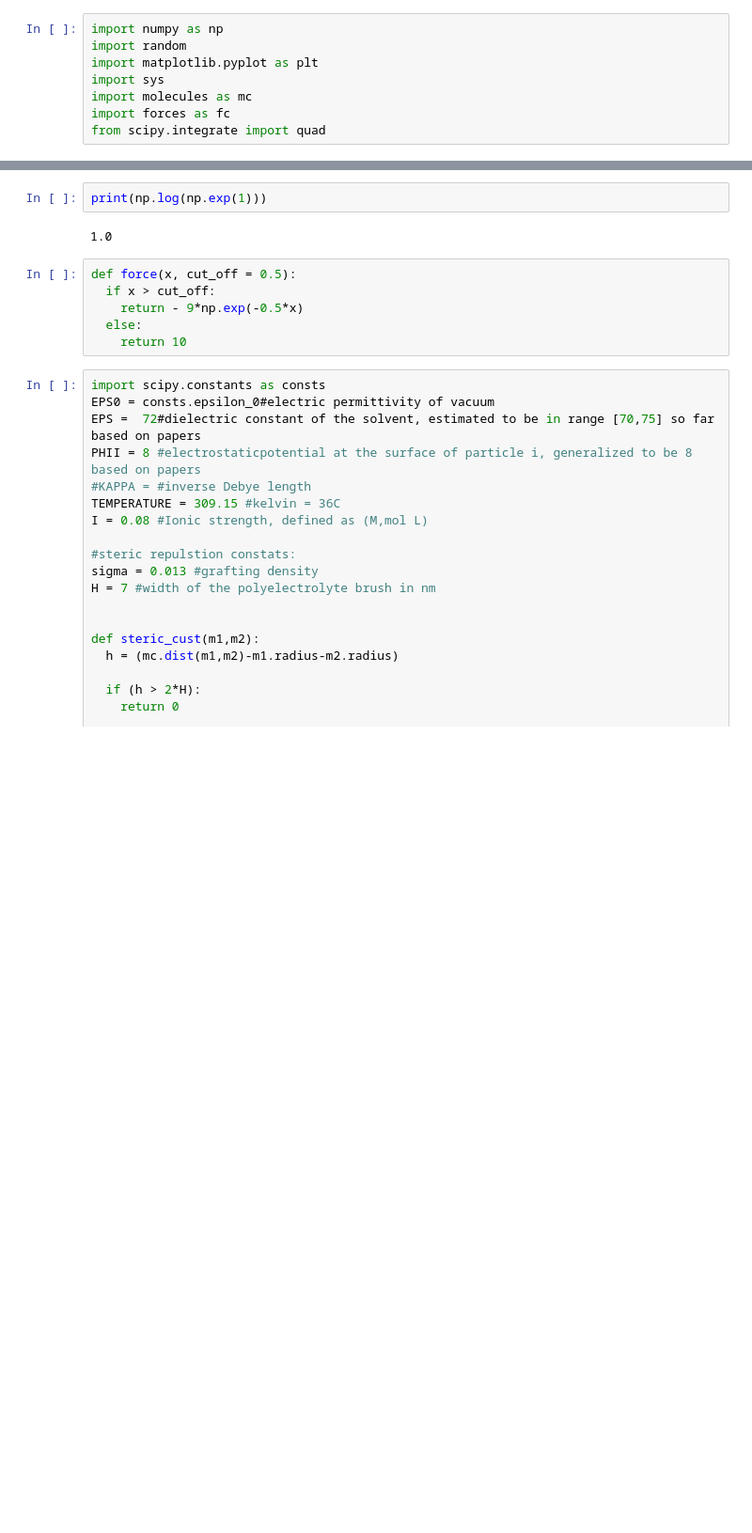
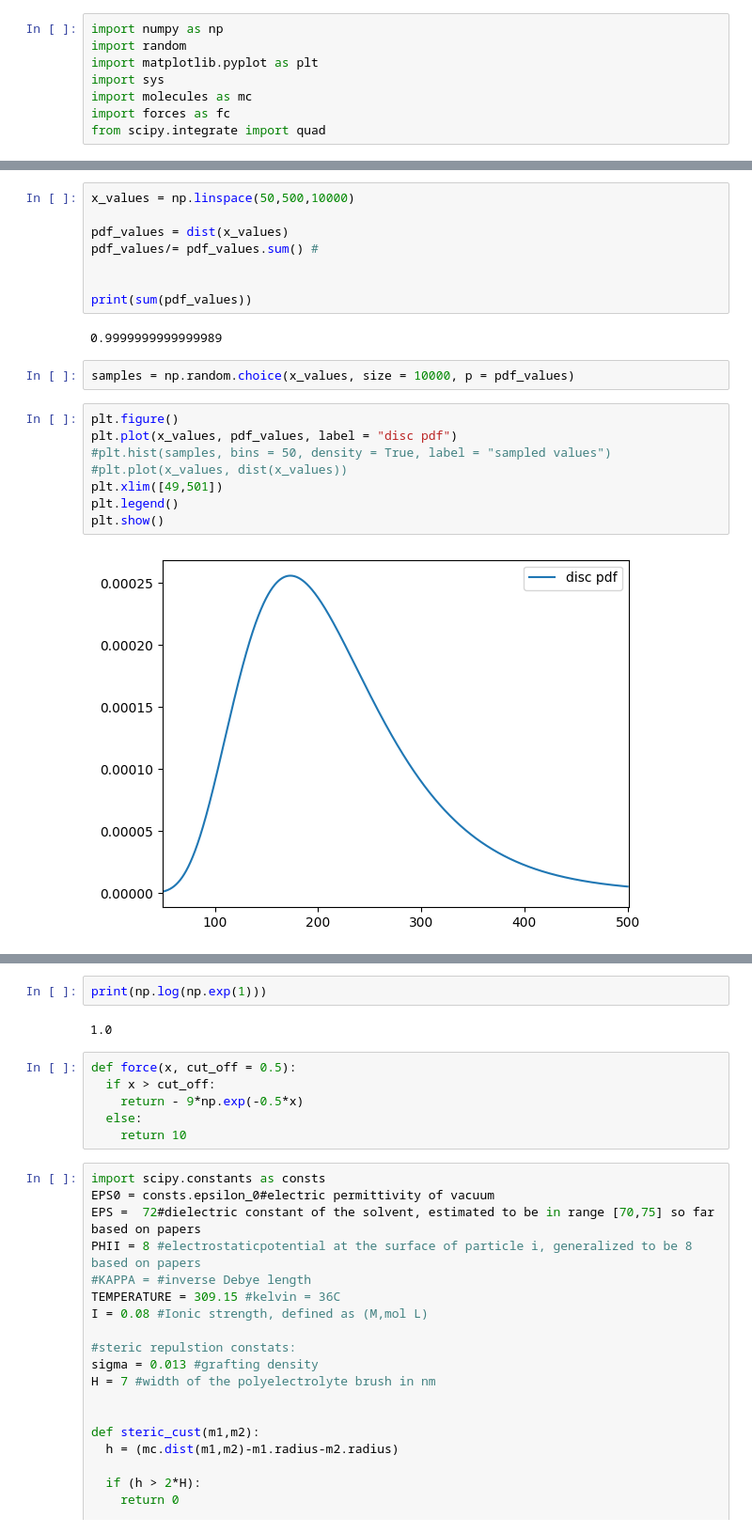
Before and after one commit to D-Gaard/MoleculeSim, a Jupyter notebook: ownSim/test.ipynb, the cells around one changed output, grey strips where cells are left out. Shown at 94% size. Saved outputs shown, nothing was run; the diff lists cells and outputs as text; blank space fills up the shorter version.

```diff
--- a/ownSim/test.ipynb
+++ b/ownSim/test.ipynb
@@ -16,3 +56,25 @@ def dist(d):
+# %%
+x_values = np.linspace(50,500,10000)
+
+pdf_values = dist(x_values)
+pdf_values/= pdf_values.sum() #
+
+
+print(sum(pdf_values))
+# %% [output]
+0.9999999999999989
+# %%
+samples = np.random.choice(x_values, size = 10000, p = pdf_values)
+# %%
+plt.figure()
+plt.plot(x_values, pdf_values, label = "disc pdf")
+#plt.hist(samples, bins = 50, density = True, label = "sampled values")
+#plt.plot(x_values, dist(x_values))
+plt.xlim([49,501])
+plt.legend()
+plt.show()
+# %% [output]
+[figure, added]
 # %%
 ds = np.linspace(1,600,1000)
 res = [dist(d) for d in ds]
```
Also changed, not shown: parts of 8 cells of this notebook, 11 other files.
